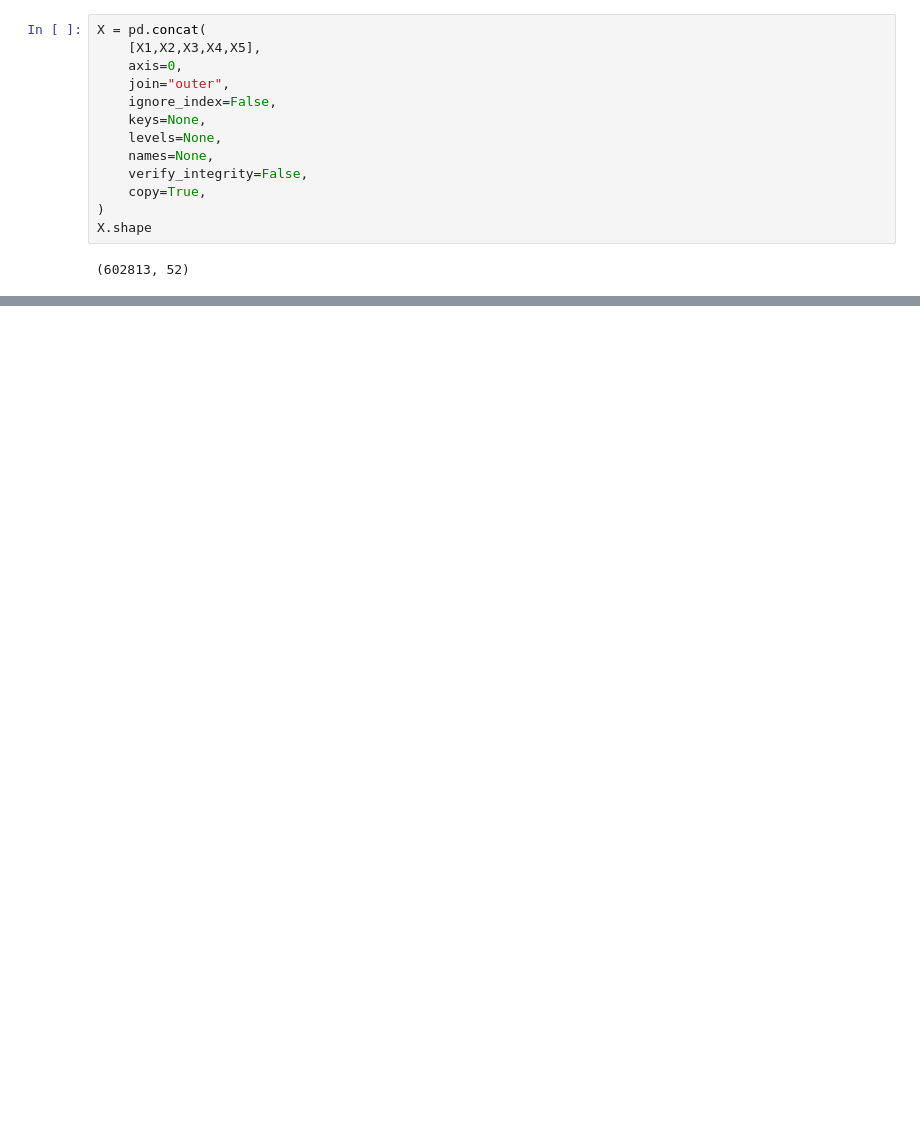
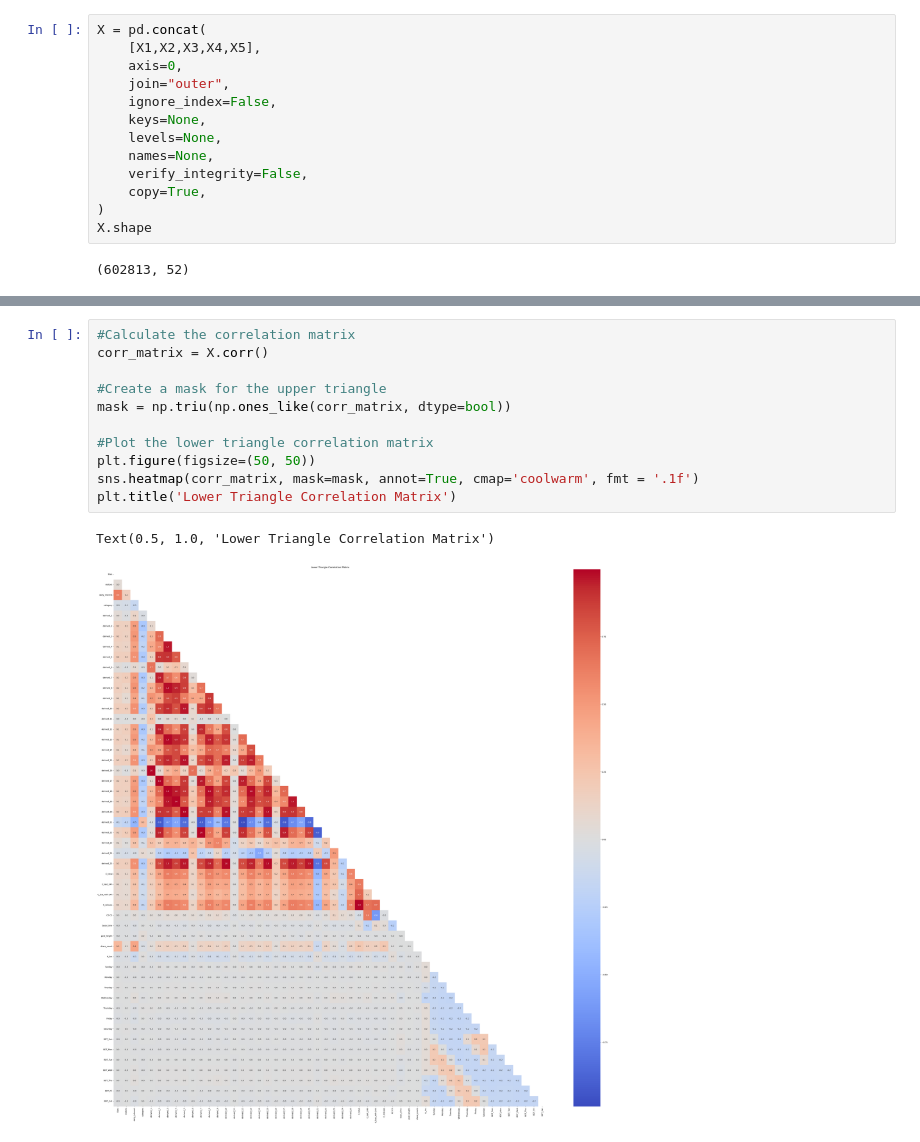
Before and after one commit to Fritober/Python-for-DA, a Jupyter notebook: Project_Data_Analysis.ipynb, the cells around one changed output, grey strips where cells are left out. Drawn from its saved outputs; the diff is of its cells as text; blank space fills up the shorter version.

```diff
--- a/Project_Data_Analysis.ipynb
+++ b/Project_Data_Analysis.ipynb
@@ -331,0 +362,14 @@ X.shape
+# %%
+#Calculate the correlation matrix
+corr_matrix = X.corr()
+
+#Create a mask for the upper triangle
+mask = np.triu(np.ones_like(corr_matrix, dtype=bool))
+
+#Plot the lower triangle correlation matrix
+plt.figure(figsize=(50, 50))
+sns.heatmap(corr_matrix, mask=mask, annot=True, cmap='coolwarm', fmt = '.1f')
+plt.title('Lower Triangle Correlation Matrix')
+# %% [output]
+Text(0.5, 1.0, 'Lower Triangle Correlation Matrix')
+[figure, added]
```
Also changed, not shown: parts of 32 cells of this notebook, 1 other file.
